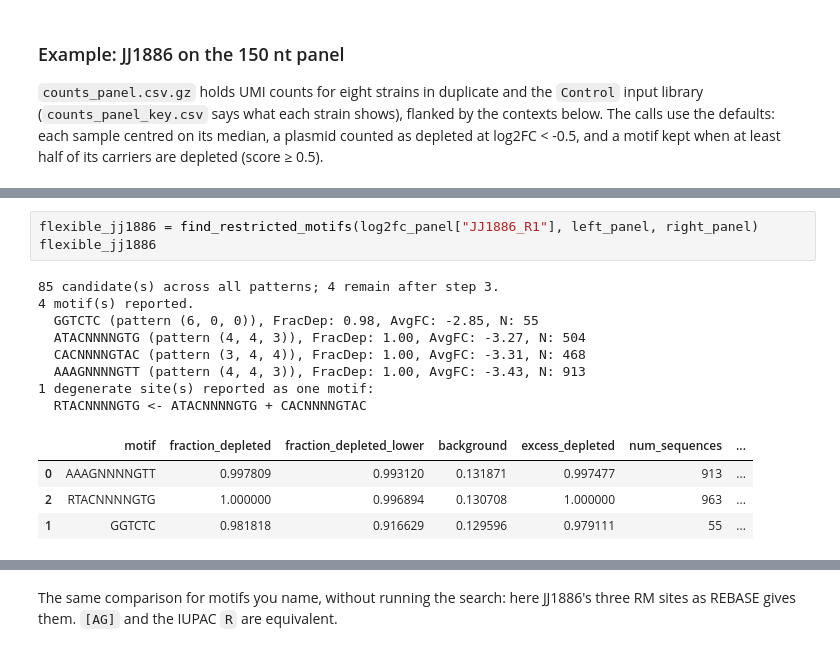
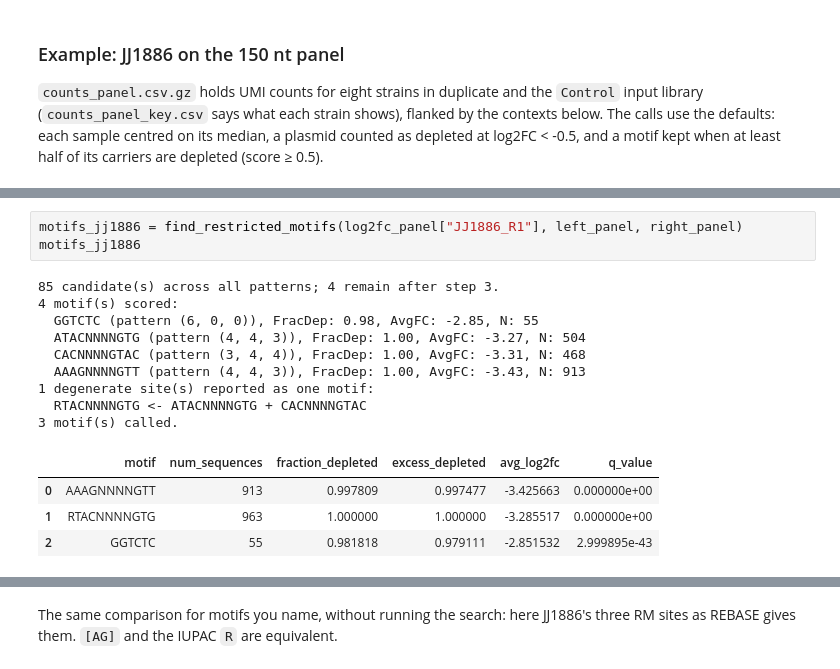
Before and after one commit to dbikard/randseq, a Jupyter notebook: nbs/02_plotting.ipynb, the cells around one changed output, grey strips where cells are left out. Drawn from its saved outputs; the diff is of its cells as text.

```diff
--- a/nbs/02_plotting.ipynb
+++ b/nbs/02_plotting.ipynb
@@ -377,19 +375,20 @@ log2fc_panel.describe()
 | 75% | 0.151623 | 0.261892 | 0.285199 | 0.208627 | 0.153777 | 0.145906 | 0.123413 | 0.321180 | 0.306338 | ... |
 | max | 1.402258 | 2.155107 | 2.209022 | 2.516600 | 2.653009 | 3.250263 | 2.968163 | 3.391570 | 3.365699 | ... |
 # %%
-flexible_jj1886 = find_restricted_motifs(log2fc_panel["JJ1886_R1"], left_panel, right_panel)
-flexible_jj1886
+motifs_jj1886 = find_restricted_motifs(log2fc_panel["JJ1886_R1"], left_panel, right_panel)
+motifs_jj1886
 # %% [output]
 85 candidate(s) across all patterns; 4 remain after step 3.
-4 motif(s) reported.
+4 motif(s) scored:
   GGTCTC (pattern (6, 0, 0)), FracDep: 0.98, AvgFC: -2.85, N: 55
   ATACNNNNGTG (pattern (4, 4, 3)), FracDep: 1.00, AvgFC: -3.27, N: 504
   CACNNNNGTAC (pattern (3, 4, 4)), FracDep: 1.00, AvgFC: -3.31, N: 468
   AAAGNNNNGTT (pattern (4, 4, 3)), FracDep: 1.00, AvgFC: -3.43, N: 913
 1 degenerate site(s) reported as one motif:
   RTACNNNNGTG <- ATACNNNNGTG + CACNNNNGTAC
+3 motif(s) called.
-|  | motif | fraction_depleted | fraction_depleted_lower | background | excess_depleted | num_sequences | ... |
-| 0 | AAAGNNNNGTT | 0.997809 | 0.993120 | 0.131871 | 0.997477 | 913 | ... |
-| 2 | RTACNNNNGTG | 1.000000 | 0.996894 | 0.130708 | 1.000000 | 963 | ... |
-| 1 | GGTCTC | 0.981818 | 0.916629 | 0.129596 | 0.979111 | 55 | ... |
+|  | motif | num_sequences | fraction_depleted | excess_depleted | avg_log2fc | q_value |
+| 0 | AAAGNNNNGTT | 913 | 0.997809 | 0.997477 | -3.425663 | 0.000000e+00 |
+| 1 | RTACNNNNGTG | 963 | 1.000000 | 1.000000 | -3.285517 | 0.000000e+00 |
+| 2 | GGTCTC | 55 | 0.981818 | 0.979111 | -2.851532 | 2.999895e-43 |
 # %%
```
Also changed, not shown: parts of 7 cells of this notebook, 14 other files.
